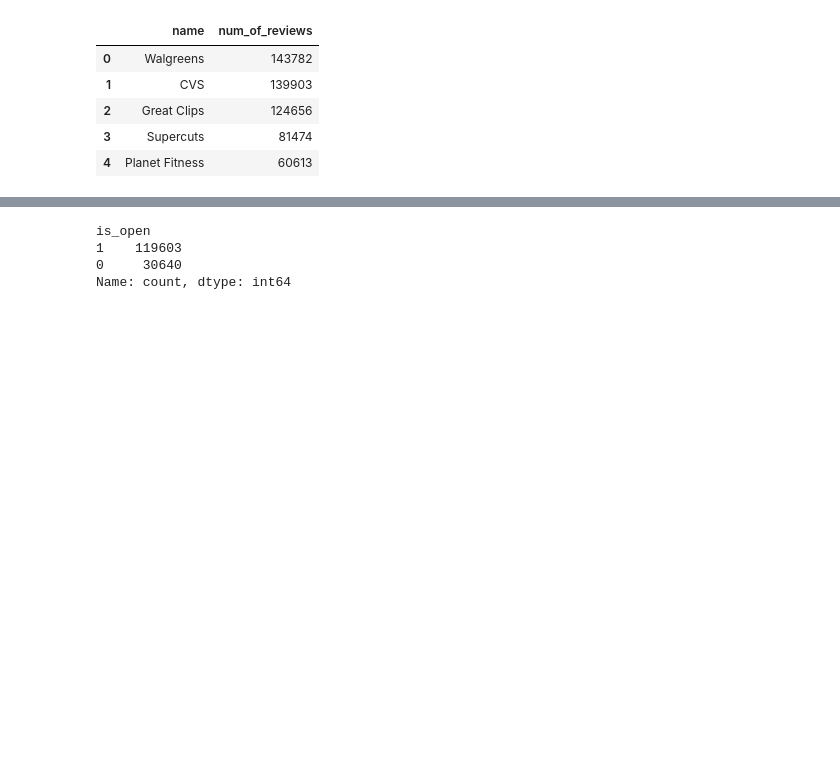
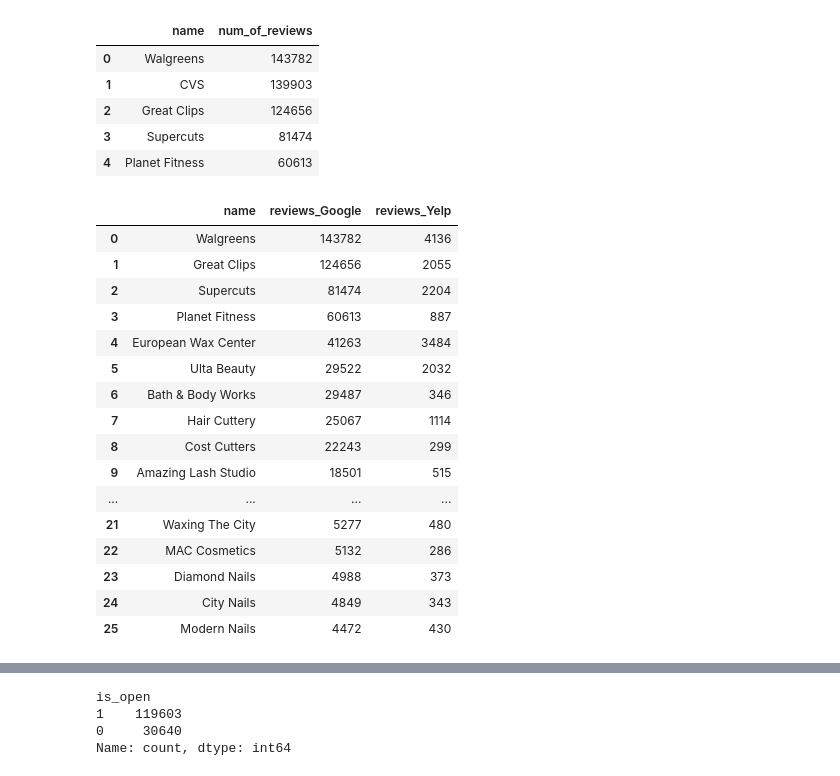
Before and after one commit to JohannaRangel/FinalProject_YelpGoogleMaps, a Jupyter notebook: notebooks/ETL_Yelp.ipynb, the cells around one changed output, grey strips where cells are left out. Cells and saved outputs as stored; diff of their text form; code cells hidden in the pictures; blank space fills up the shorter version.

```diff
--- a/notebooks/ETL_Yelp.ipynb
+++ b/notebooks/ETL_Yelp.ipynb
@@ -171,6 +171,28 @@ dfreviews_top_100_Google.head()
 | 4 | Planet Fitness | 60613 |
 # %%
 dfreviews_top_100_Google.merge(right=dfreviews_top_100,how='inner',left_on='name',right_on='name').rename(columns={'num_of_reviews':'reviews_Google','review_id':'reviews_Yelp'}).to_csv(r'..\datasets\csv\top_25_merge.csv',index=False)
+# %%
+dftop25=pd.read_csv('../datasets/csv/top_25_merge.csv')
+# %%
+dftop25
+# %% [output]
+|  | name | reviews_Google | reviews_Yelp |
+| 0 | Walgreens | 143782 | 4136 |
+| 1 | Great Clips | 124656 | 2055 |
+| 2 | Supercuts | 81474 | 2204 |
+| 3 | Planet Fitness | 60613 | 887 |
+| 4 | European Wax Center | 41263 | 3484 |
+| 5 | Ulta Beauty | 29522 | 2032 |
+| 6 | Bath & Body Works | 29487 | 346 |
+| 7 | Hair Cuttery | 25067 | 1114 |
+| 8 | Cost Cutters | 22243 | 299 |
+| 9 | Amazing Lash Studio | 18501 | 515 |
+| ... | ... | ... | ... |
+| 21 | Waxing The City | 5277 | 480 |
+| 22 | MAC Cosmetics | 5132 | 286 |
+| 23 | Diamond Nails | 4988 | 373 |
+| 24 | City Nails | 4849 | 343 |
+| 25 | Modern Nails | 4472 | 430 |
 # %%
 dfbusiness_filtrados.head(2)
 # %% [output]
```
Also changed, not shown: parts of 9 cells of this notebook, 2 other files.
